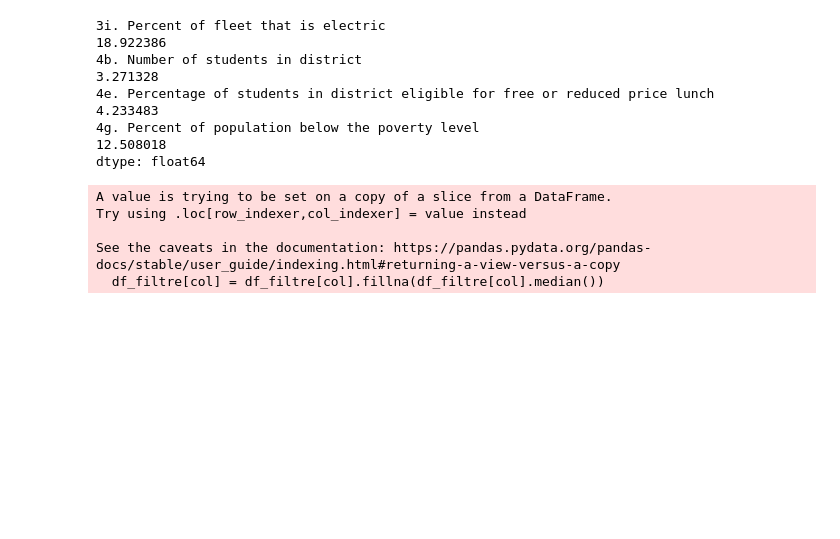
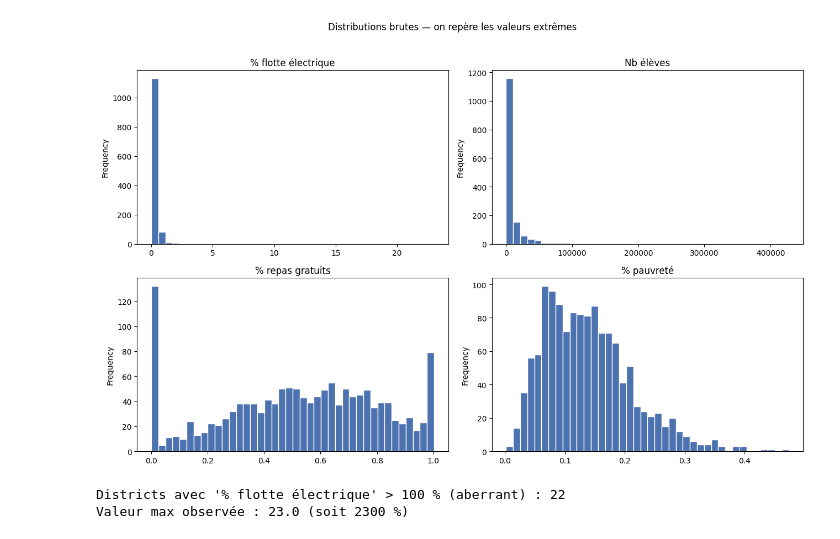
Before and after one commit to Gabriel-orcun/Machine-learning-2, a Jupyter notebook: TP2/k-means.ipynb, the cells around one changed output. Cells and saved outputs as stored; diff of their text form; code cells hidden in the pictures; blank space fills up the shorter version.

```diff
--- a/TP2/k-means.ipynb
+++ b/TP2/k-means.ipynb
@@ -13,24 +93,29 @@ df_filtre = district[['3i. Percent of fleet that is electric','4b. Number of stu
 # %%
-df_filtre.isna().mean() * 100
+# =========================
+# DISTRIBUTIONS DES 4 VARIABLES (avant nettoyage)
+# =========================
+noms_courts = {
+    '3i. Percent of fleet that is electric': '% flotte électrique',
+    '4b. Number of students in district': 'Nb élèves',
+    '4e. Percentage of students in district eligible for free or reduced price lunch': '% repas gratuits',
+    '4g. Percent of population below the poverty level': '% pauvreté'
+}
+
+fig, axes = plt.subplots(2, 2, figsize=(13, 8))
+for ax, col in zip(axes.ravel(), features):
+    df_filtre[col].plot(kind='hist', bins=40, ax=ax, color='#4C72B0', edgecolor='white')
+    ax.set_title(noms_courts[col])
+    ax.set_xlabel("")
+plt.suptitle("Distributions brutes — on repère les valeurs extrêmes", y=1.02)
+plt.tight_layout()
+plt.show()
+
+# Mise en évidence des valeurs aberrantes : un pourcentage ne peut pas dépasser 1 (100 %)
+col_elec = '3i. Percent of fleet that is electric'
+n_aberrant = (df_filtre[col_elec] > 1).sum()
+print(f"Districts avec '% flotte électrique' > 100 % (aberrant) : {n_aberrant}")
+print("Valeur max observée :", round(df_filtre[col_elec].max(), 2), "(soit", round(df_filtre[col_elec].max()*100), "%)")
 # %% [output]
+[figure, added]
-3i. Percent of fleet that is electric                                              18.922386
-4b. Number of students in district                                                  3.271328
-4e. Percentage of students in district eligible for free or reduced price lunch     4.233483
-4g. Percent of population below the poverty level                                  12.508018
-dtype: float64
+Districts avec '% flotte électrique' > 100 % (aberrant) : 22
+Valeur max observée : 23.0 (soit 2300 %)
-# %%
-cols = [
-    "3i. Percent of fleet that is electric",
-    "4b. Number of students in district",
-    "4e. Percentage of students in district eligible for free or reduced price lunch",
-    "4g. Percent of population below the poverty level"
-]
-
-for col in cols:
-    df_filtre[col] = df_filtre[col].fillna(df_filtre[col].median())
-# %% [output]
-A value is trying to be set on a copy of a slice from a DataFrame.
-Try using .loc[row_indexer,col_indexer] = value instead
-
-See the caveats in the documentation: https://pandas.pydata.org/pandas-docs/stable/user_guide/indexing.html#returning-a-view-versus-a-copy
-  df_filtre[col] = df_filtre[col].fillna(df_filtre[col].median())
```
Also changed, not shown: parts of 24 cells of this notebook, 1 other file.
